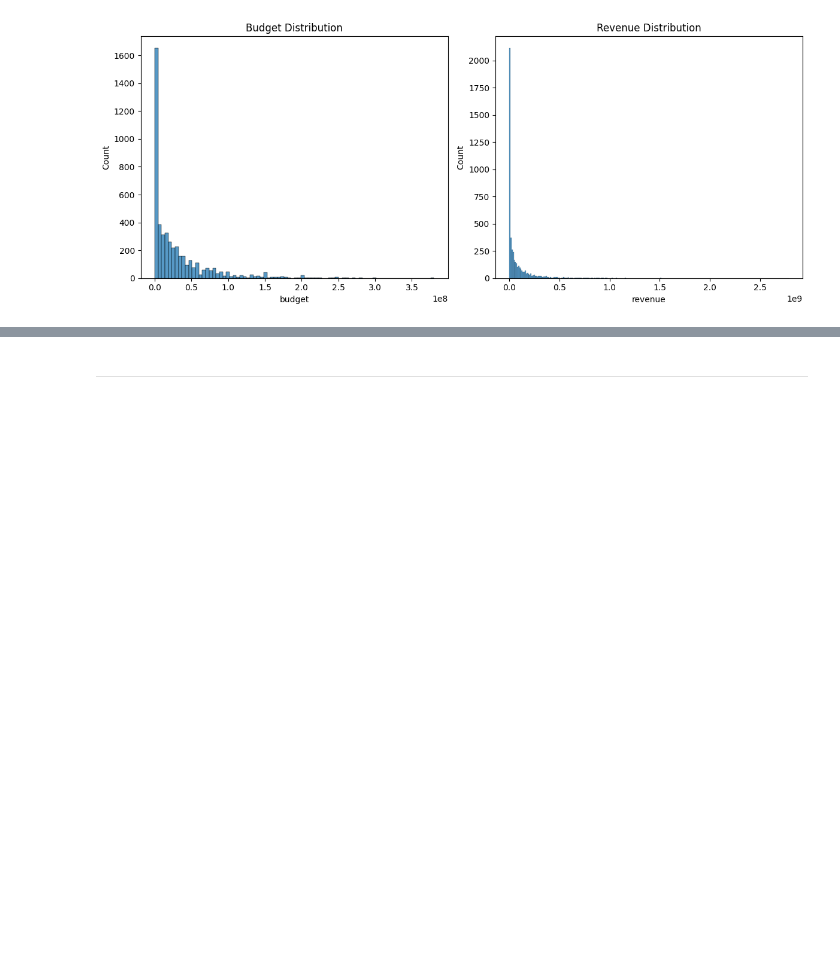
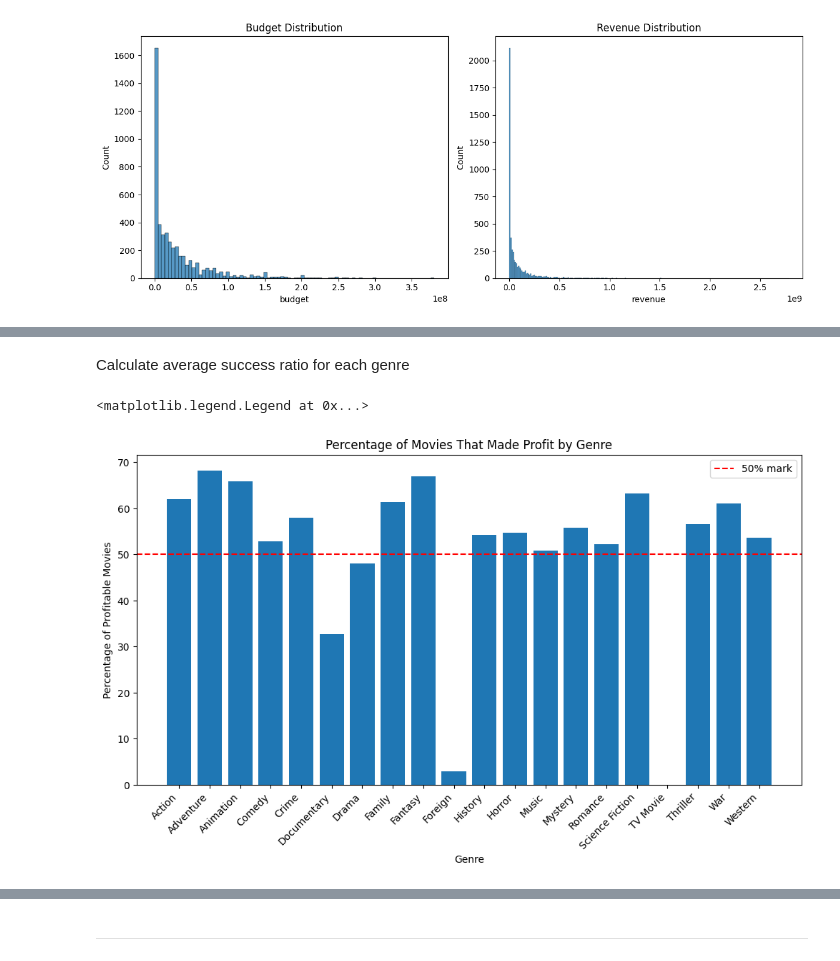
Before and after one commit to Agnieszkalukasiak/Film_Hit_prediction, a Jupyter notebook: jupyter_notebooks/Film_success_study.ipynb, the cells around one changed output, grey strips where cells are left out. Cells and saved outputs as stored; diff of their text form; code cells hidden in the pictures; blank space fills up the shorter version.

```diff
--- a/jupyter_notebooks/Film_success_study.ipynb
+++ b/jupyter_notebooks/Film_success_study.ipynb
@@ -312,0 +335,29 @@ Plot should display distributions
+# %% [markdown]
+ Calculate average success ratio for each genre
+# %%
+
+# Calculate average success ratio for each genre
+genre_success = {}
+
+for genre in ['Action', 'Adventure', 'Animation', 'Comedy', 'Crime', 'Documentary',
+             'Drama', 'Family', 'Fantasy', 'Foreign', 'History', 'Horror', 'Music',
+             'Mystery', 'Romance', 'Science Fiction', 'TV Movie', 'Thriller', 'War', 'Western']:
+   # Calculate number of profitable movies (success ratio > 1) for each genre
+   profitable_count = len(df_millions[(df_millions[genre] == 1) & (df_millions['success_ratio'] > 1)])
+   total_count = len(df_millions[df_millions[genre] == 1])
+   if total_count > 0:  # Avoid division by zero
+       success_rate = (profitable_count/total_count) * 100
+       genre_success[genre] = success_rate
+
+# Create bar plot
+plt.figure(figsize=(12,6))
+plt.bar(genre_success.keys(), genre_success.values())
+plt.axhline(y=50, color='red', linestyle='--', label='50% mark')
+plt.xticks(rotation=45, ha='right')
+plt.title('Percentage of Movies That Made Profit by Genre')
+plt.xlabel('Genre')
+plt.ylabel('Percentage of Profitable Movies')
+plt.legend()
+# %% [output]
+<matplotlib.legend.Legend at 0x...>
+[figure, added]
```
Also changed, not shown: parts of 13 cells of this notebook.
